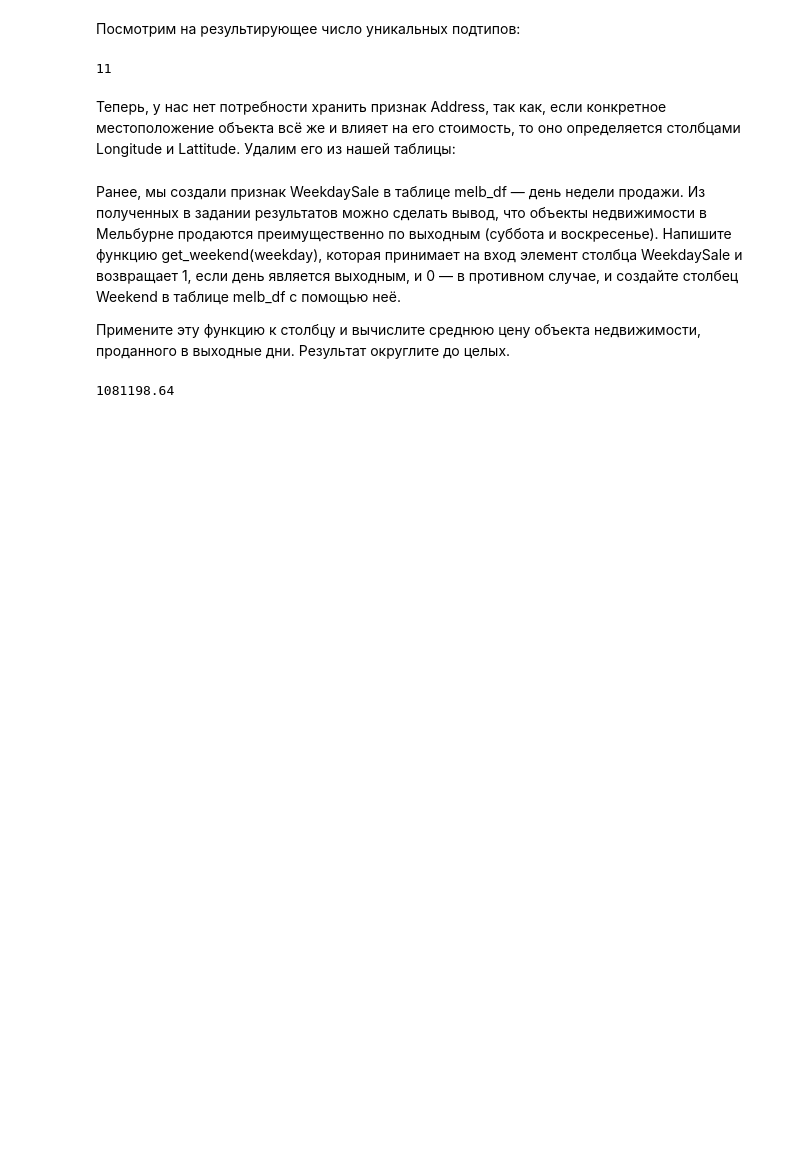
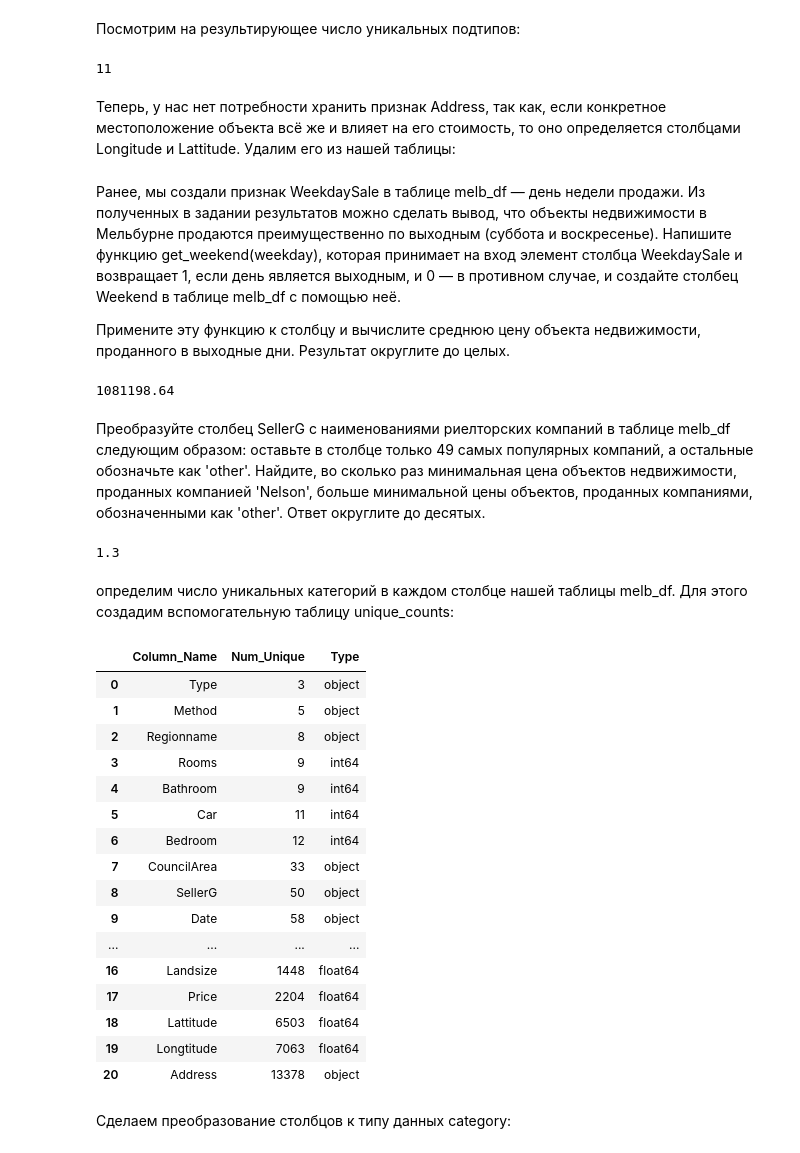
Before and after one commit to oksazzz/oksa_data_science, a Jupyter notebook: Skillfactory/Python_11/feature_engineering.ipynb, the cells around one changed output. Cells and saved outputs as stored; diff of their text form; code cells hidden in the pictures; blank space fills up the shorter version.

```diff
--- a/Skillfactory/Python_11/feature_engineering.ipynb
+++ b/Skillfactory/Python_11/feature_engineering.ipynb
@@ -387,3 +379,54 @@ melb_df['Weekend']=melb_df['WeekdaySale'].apply(get_weekend)
 print(round(melb_df[melb_df['Weekend']==1]['Price'].mean(), 2))
 # %% [output]
 1081198.64
+# %% [markdown]
+Преобразуйте столбец SellerG с наименованиями риелторских компаний в таблице melb_df следующим образом: оставьте в столбце только 49 самых популярных компаний, а остальные обозначьте как 'other'.
+Найдите, во сколько раз минимальная цена объектов недвижимости, проданных компанией 'Nelson', больше минимальной цены объектов, проданных компаниями, обозначенными как 'other'. Ответ округлите до десятых.
+# %%
+popular_seler = melb_df['SellerG'].value_counts().nlargest(49).index
+# заменяем значения улиц, не попавших в список популярных на строку 'other'
+melb_df['SellerG'] = melb_df['SellerG'].apply(lambda x: x if x in popular_seler else 'other')
+
+a = melb_df[melb_df['SellerG'] == 'Nelson']['Price'].min()
+b = melb_df[melb_df['SellerG'] == 'other']['Price'].min()
+print(round(a/b, 1))
+# %% [output]
+1.3
+# %% [markdown]
+ определим число уникальных категорий в каждом столбце нашей таблицы melb_df. Для этого создадим вспомогательную таблицу unique_counts:
+# %%
+# создаём пустой список
+unique_list = []
+# пробегаемся по именам столбцов в таблице
+for col in melb_df.columns:
+    # создаём кортеж (имя столбца, число уникальных значений)
+    item = (col, melb_df[col].nunique(),melb_df[col].dtypes)
+    # добавляем кортеж в список
+    unique_list.append(item)
+# создаём вспомогательную таблицу и сортируем её
+unique_counts = pd.DataFrame(
+    unique_list,
+    columns=['Column_Name', 'Num_Unique', 'Type']
+).sort_values(by='Num_Unique',  ignore_index=True)
+# выводим её на экран
+display(unique_counts)
+# %% [output]
+|  | Column_Name | Num_Unique | Type |
+| 0 | Type | 3 | object |
+| 1 | Method | 5 | object |
+| 2 | Regionname | 8 | object |
+| 3 | Rooms | 9 | int64 |
+| 4 | Bathroom | 9 | int64 |
+| 5 | Car | 11 | int64 |
+| 6 | Bedroom | 12 | int64 |
+| 7 | CouncilArea | 33 | object |
+| 8 | SellerG | 50 | object |
+| 9 | Date | 58 | object |
+| ... | ... | ... | ... |
+| 16 | Landsize | 1448 | float64 |
+| 17 | Price | 2204 | float64 |
+| 18 | Lattitude | 6503 | float64 |
+| 19 | Longtitude | 7063 | float64 |
+| 20 | Address | 13378 | object |
+# %% [markdown]
+Сделаем преобразование столбцов к типу данных category:
```
Also changed, not shown: parts of 13 cells of this notebook, 3 other files.
